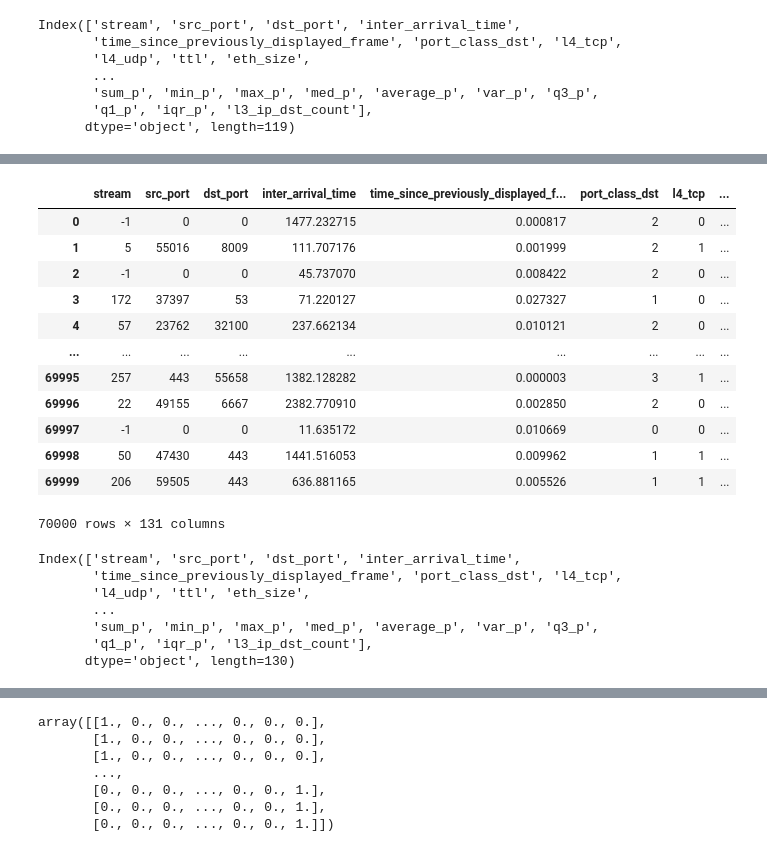
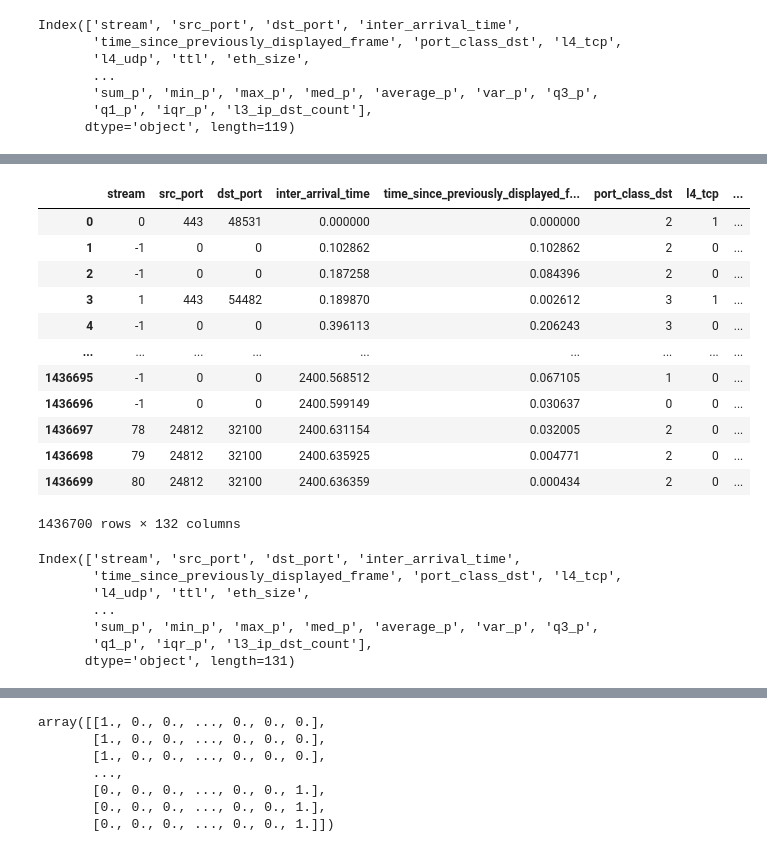
Before and after one commit to noferestimorteza/IoT-Web-Based-Attack-Detection, a Jupyter notebook: Proposed-AI-Models.ipynb, the cells around one changed output, grey strips where cells are left out. Saved outputs shown, nothing was run; the diff lists cells and outputs as text; code cells hidden in the pictures.

```diff
--- a/Proposed-AI-Models.ipynb
+++ b/Proposed-AI-Models.ipynb
@@ -101,26 +80,26 @@ dns_query_type    92.645714
 dtype: float64
 # %%
-train_filter = train.drop(columns=['src_mac', 'dst_mac', 'src_ip', 'dst_ip',  'dns_query_type'])
+train_filter = train.drop(columns=['src_mac', 'dst_mac', 'src_ip', 'dst_ip'])
 train_filter
 # %% [output]
 |  | stream | src_port | dst_port | inter_arrival_time | time_since_previously_displayed_f... | port_class_dst | l4_tcp | ... |
-| 0 | -1 | 0 | 0 | 1477.232715 | 0.000817 | 2 | 0 | ... |
-| 1 | 5 | 55016 | 8009 | 111.707176 | 0.001999 | 2 | 1 | ... |
-| 2 | -1 | 0 | 0 | 45.737070 | 0.008422 | 2 | 0 | ... |
-| 3 | 172 | 37397 | 53 | 71.220127 | 0.027327 | 1 | 0 | ... |
-| 4 | 57 | 23762 | 32100 | 237.662134 | 0.010121 | 2 | 0 | ... |
+| 0 | 0 | 443 | 48531 | 0.000000 | 0.000000 | 2 | 1 | ... |
+| 1 | -1 | 0 | 0 | 0.102862 | 0.102862 | 2 | 0 | ... |
+| 2 | -1 | 0 | 0 | 0.187258 | 0.084396 | 2 | 0 | ... |
+| 3 | 1 | 443 | 54482 | 0.189870 | 0.002612 | 3 | 1 | ... |
+| 4 | -1 | 0 | 0 | 0.396113 | 0.206243 | 3 | 0 | ... |
 | ... | ... | ... | ... | ... | ... | ... | ... | ... |
-| 69995 | 257 | 443 | 55658 | 1382.128282 | 0.000003 | 3 | 1 | ... |
-| 69996 | 22 | 49155 | 6667 | 2382.770910 | 0.002850 | 2 | 0 | ... |
-| 69997 | -1 | 0 | 0 | 11.635172 | 0.010669 | 0 | 0 | ... |
-| 69998 | 50 | 47430 | 443 | 1441.516053 | 0.009962 | 1 | 1 | ... |
-| 69999 | 206 | 59505 | 443 | 636.881165 | 0.005526 | 1 | 1 | ... |
+| 1436695 | -1 | 0 | 0 | 2400.568512 | 0.067105 | 1 | 0 | ... |
+| 1436696 | -1 | 0 | 0 | 2400.599149 | 0.030637 | 0 | 0 | ... |
+| 1436697 | 78 | 24812 | 32100 | 2400.631154 | 0.032005 | 2 | 0 | ... |
+| 1436698 | 79 | 24812 | 32100 | 2400.635925 | 0.004771 | 2 | 0 | ... |
+| 1436699 | 80 | 24812 | 32100 | 2400.636359 | 0.000434 | 2 | 0 | ... |
-70000 rows × 131 columns
+1436700 rows × 132 columns
 # %%
 for col in train_filter.select_dtypes(include=['object']).columns :
     le = LabelEncoder()
     if col != 'label':
-        train_filter[col] = le.fit_transform(train_filter[col])
+        train_filter[col] = le.fit_transform(train_filter[col].astype(str))
 train_filter.select_dtypes('number').columns
 # %% [output]
 Index(['stream', 'src_port', 'dst_port', 'inter_arrival_time',
@@ -129,7 +108,7 @@ Index(['stream', 'src_port', 'dst_port', 'inter_arrival_time',
        ...
        'sum_p', 'min_p', 'max_p', 'med_p', 'average_p', 'var_p', 'q3_p',
        'q1_p', 'iqr_p', 'l3_ip_dst_count'],
-      dtype='object', length=130)
+      dtype='object', length=131)
 # %%
 le_l = LabelEncoder()
 train_filter['label'] = le_l.fit_transform(train_filter['label'])
```
Also changed, not shown: parts of 20 cells of this notebook.
